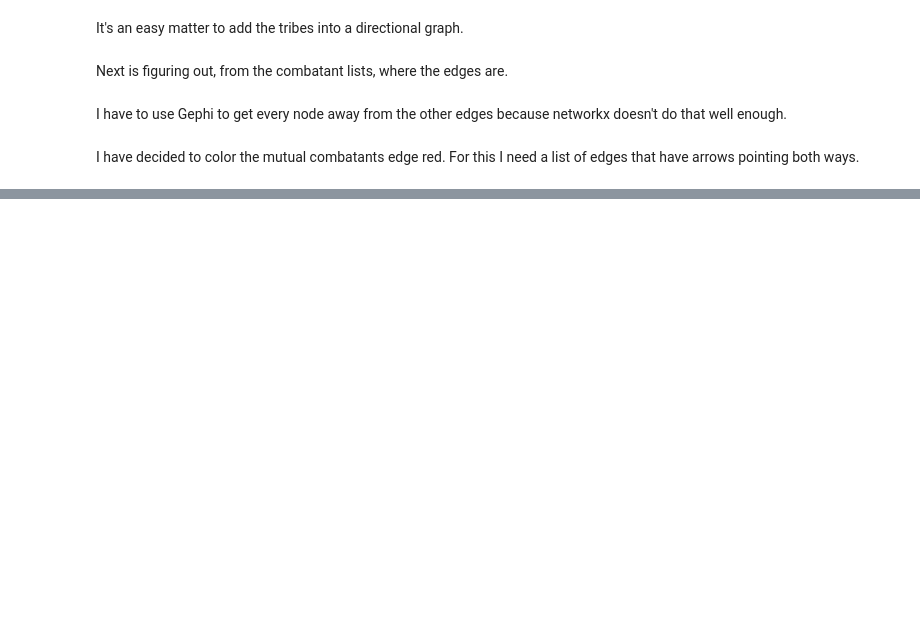
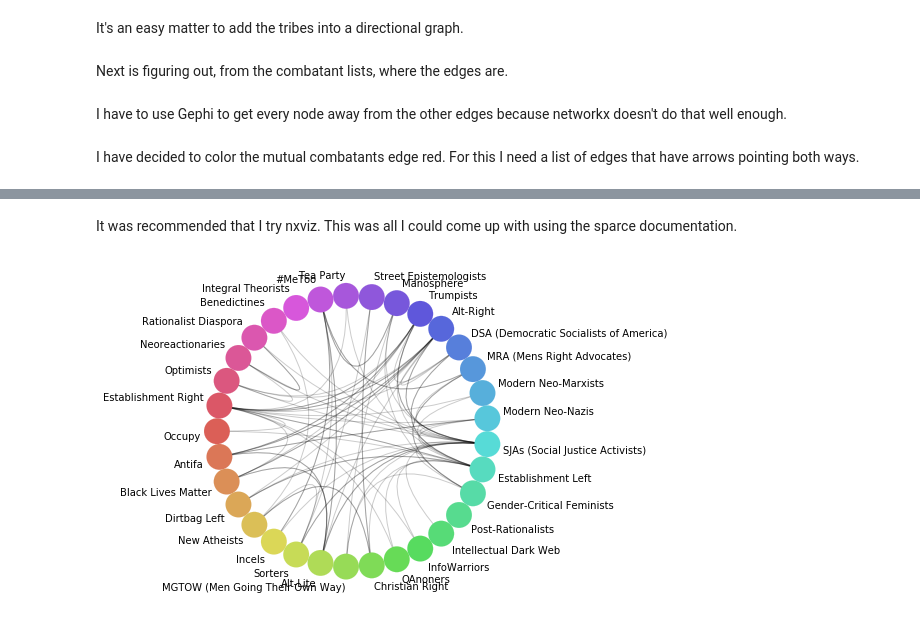
Before and after one commit to dbabbitt/notebooks, a Jupyter notebook: Miscellaneous/ipynb/I Scraped the Memetic Tribes Google Spreadsheet for the Combatants Graph.ipynb, the cells around one changed output, grey strips where cells are left out. Saved outputs shown, nothing was run; the diff lists cells and outputs as text; code cells hidden in the pictures; blank space fills up the shorter version.

Commit message:
Updated with nxviz

```diff
--- a/Miscellaneous/ipynb/I Scraped the Memetic Tribes Google Spreadsheet for the Combatants Graph.ipynb
+++ b/Miscellaneous/ipynb/I Scraped the Memetic Tribes Google Spreadsheet for the Combatants Graph.ipynb
@@ -144,3 +188,14 @@ xlim_tuple = axes_subplot.set_xlim(left=-1500, right=1500)
+# %% [markdown]
+
+It was recommended that I try nxviz. This was all I could come up with using the sparce documentation.
+# %%
+
+import nxviz
+
+c = nxviz.CircosPlot(tribes_digraph, node_color='FOREBEARERS', node_order='FOREBEARERS', node_labels=True)
+c.draw()
+# %% [output]
+[figure, added]
 # %%
 %%javascript
 var kernel = IPython.notebook.kernel;
```
Also changed, not shown: parts of 7 cells of this notebook, 3 other files.
